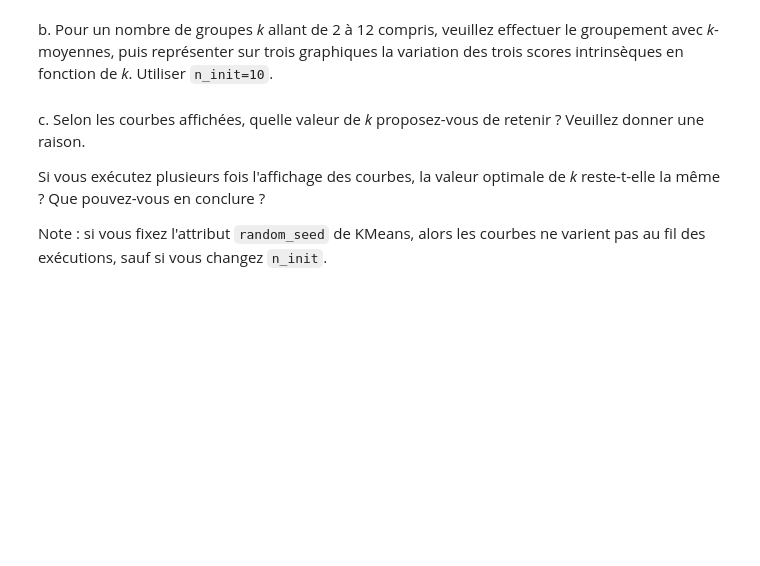
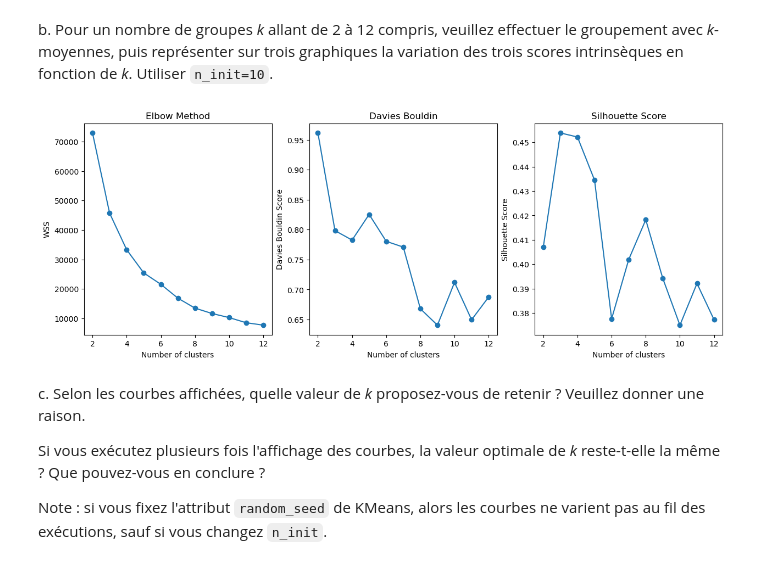
Before and after one commit to Raynobrak/heigvd-labos-apn, a Jupyter notebook: Labo2/Labo2_Groupement_comparatif_RemiLucas.ipynb, the cells around one changed output. Cells and saved outputs as stored; diff of their text form; code cells hidden in the pictures; blank space fills up the shorter version.

```diff
--- a/Labo2/Labo2_Groupement_comparatif_RemiLucas.ipynb
+++ b/Labo2/Labo2_Groupement_comparatif_RemiLucas.ipynb
@@ -284,5 +258,47 @@ AttributeError: 'NoneType' object has no attribute 'split'
 # %% [markdown]
 b. Pour un nombre de groupes _k_ allant de 2 à 12 compris, veuillez effectuer le groupement avec _k_-moyennes, puis représenter sur trois graphiques la variation des trois scores intrinsèques en fonction de _k_.  Utiliser `n_init=10`.
+# %%
+from sklearn.cluster import KMeans
+from sklearn.metrics import davies_bouldin_score
+from sklearn.metrics import silhouette_score
+
+X = X_pca.iloc[:, :-1]
+
+wss = []
+davies_bouldin_scores = []
+silouhette_scores = []
+
+for i in range(2, 13):
+    client_kmeans = KMeans(n_clusters=i, init='k-means++', n_init=10)
+    client_kmeans.fit(X)
+    wss.append(client_kmeans.inertia_)
+    davies_bouldin_scores.append(davies_bouldin_score(X, client_kmeans.labels_))
+    silouhette_scores.append(silhouette_score(X, client_kmeans.labels_))
+# %%
+#Subplots
+fig, ax = plt.subplots(1, 3, figsize=(15, 5))
+
+# WSS
+ax[0].plot(range(2, 13), wss, marker='o')
+ax[0].set_title('Elbow Method')
+ax[0].set_xlabel('Number of clusters')
+ax[0].set_ylabel('WSS')
+
+# Davies Bouldin
+ax[1].plot(range(2, 13), davies_bouldin_scores, marker='o')
+ax[1].set_title('Davies Bouldin')
+ax[1].set_xlabel('Number of clusters')
+ax[1].set_ylabel('Davies Bouldin Score')
+
+# Silhouette
+ax[2].plot(range(2, 13), silouhette_scores, marker='o')
+ax[2].set_title('Silhouette Score')
+ax[2].set_xlabel('Number of clusters')
+ax[2].set_ylabel('Silhouette Score')
+
+plt.show()
+# %% [output]
+[figure, added]
 # %% [markdown]
 c. Selon les courbes affichées, quelle valeur de _k_ proposez-vous de retenir ?  Veuillez donner une raison.
 
```
Also changed, not shown: parts of 6 cells of this notebook.
